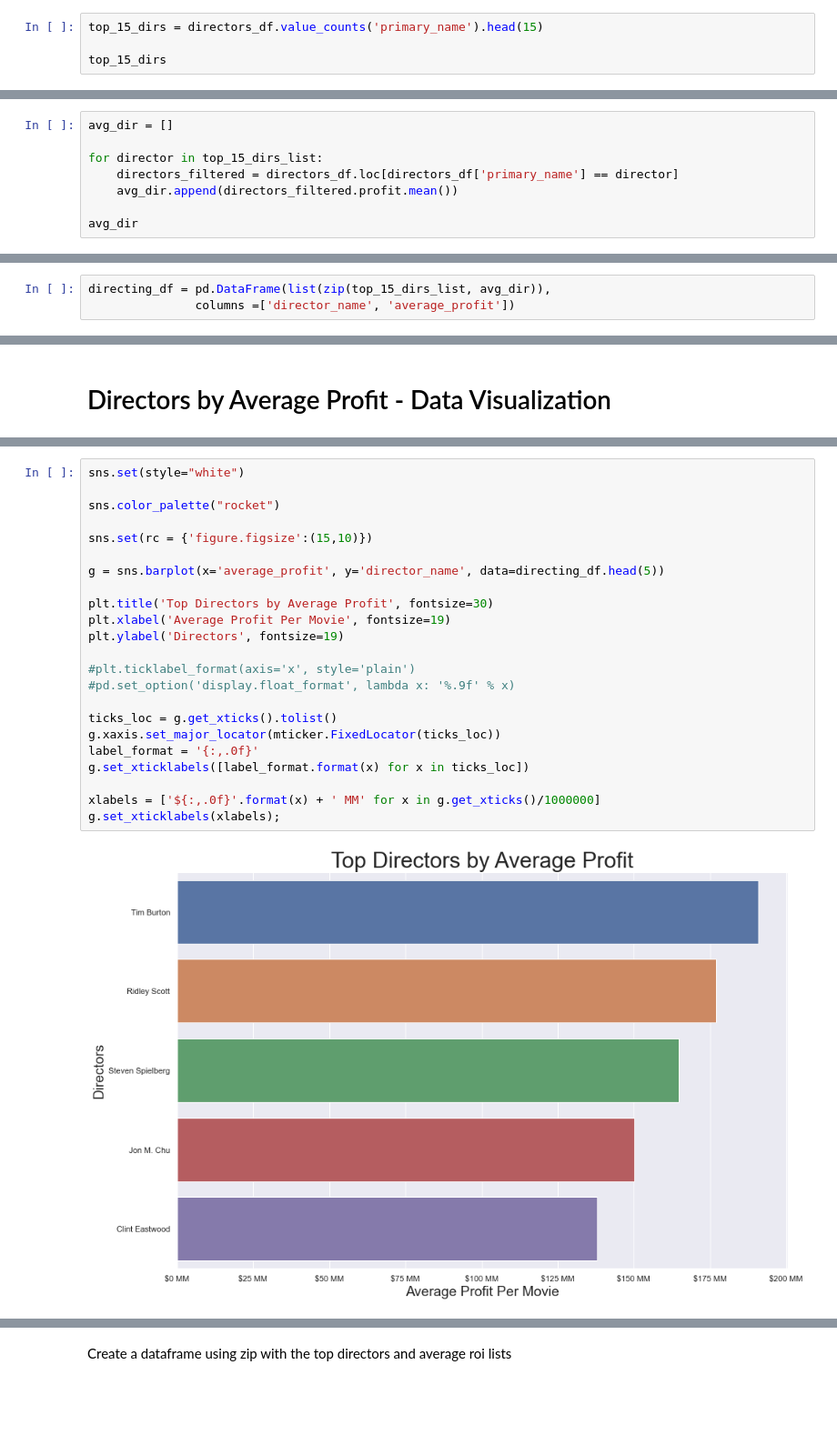
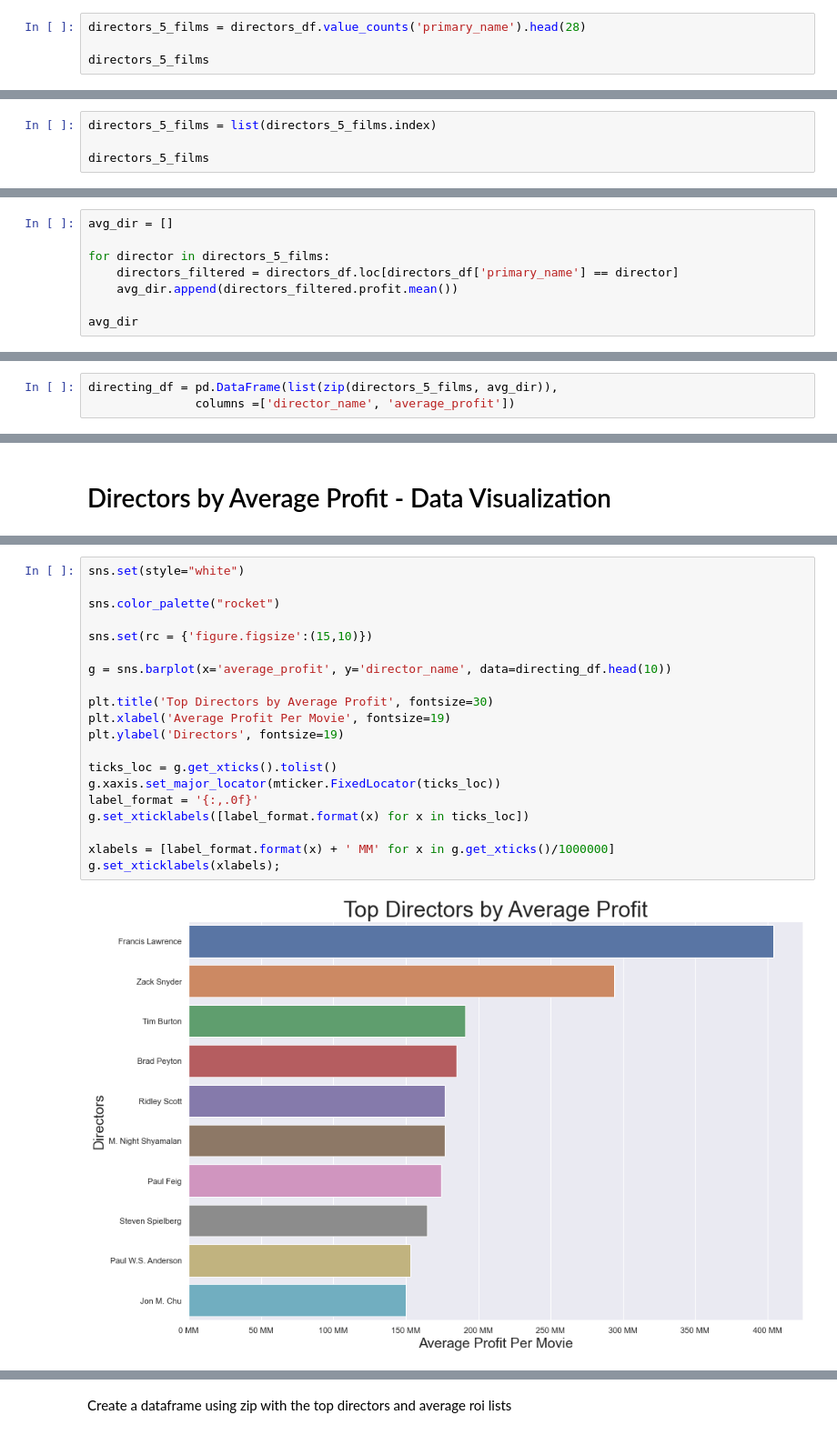
Before and after one commit to JordanMang/phase_1_id10t_team, a Jupyter notebook: working_jupyter_notebooks/am.ipynb, the cells around one changed output, grey strips where cells are left out. Shown at 91% size. Drawn from its saved outputs; the diff is of its cells as text; blank space fills up the shorter version.

Commit message:
alvaro notebook and primary final

```diff
--- a/working_jupyter_notebooks/am.ipynb
+++ b/working_jupyter_notebooks/am.ipynb
@@ -144,7 +223,7 @@ Count the values associated with the 15 most common directors that appear in the
 # %%
-top_15_dirs = directors_df.value_counts('primary_name').head(15)
+directors_5_films = directors_df.value_counts('primary_name').head(28)
 
-top_15_dirs
+directors_5_films
 # %% [output]
 primary_name
 Tim Story             9
@@ -187,0 +247,4 @@ top_15_dirs_list
+# %%
+directors_5_films = list(directors_5_films.index)
+
+directors_5_films
@@ -194,7 +271,7 @@ Then, append the average profit for each movie the director directed in to a new
 # %%
 avg_dir = []
 
-for director in top_15_dirs_list:
+for director in directors_5_films:
     directors_filtered = directors_df.loc[directors_df['primary_name'] == director]
     avg_dir.append(directors_filtered.profit.mean())
 
@@ -220,5 +299,5 @@ Create a dataframe using zip with the top 15 directors and average profit lists
 # %%
-directing_df = pd.DataFrame(list(zip(top_15_dirs_list, avg_dir)),
+directing_df = pd.DataFrame(list(zip(directors_5_films, avg_dir)),
                columns =['director_name', 'average_profit'])
 # %% [markdown]
 Sort the dataframe by 'average_profit'
@@ -233,26 +310,23 @@ Change x-axis units from scientific notation to easily readable numbers.
 # %%
 sns.set(style="white")
 
 sns.color_palette("rocket")
 
 sns.set(rc = {'figure.figsize':(15,10)})
 
-g = sns.barplot(x='average_profit', y='director_name', data=directing_df.head(5))
+g = sns.barplot(x='average_profit', y='director_name', data=directing_df.head(10))
 
 plt.title('Top Directors by Average Profit', fontsize=30)
 plt.xlabel('Average Profit Per Movie', fontsize=19)
 plt.ylabel('Directors', fontsize=19)
-
-#plt.ticklabel_format(axis='x', style='plain')
-#pd.set_option('display.float_format', lambda x: '%.9f' % x)
 
 ticks_loc = g.get_xticks().tolist()
 g.xaxis.set_major_locator(mticker.FixedLocator(ticks_loc))
 label_format = '{:,.0f}'
 g.set_xticklabels([label_format.format(x) for x in ticks_loc])
 
-xlabels = ['${:,.0f}'.format(x) + ' MM' for x in g.get_xticks()/1000000]
+xlabels = [label_format.format(x) + ' MM' for x in g.get_xticks()/1000000]
 g.set_xticklabels(xlabels);
 # %% [output]
-[figure, old version]
+[figure, new version]
 # %% [markdown]
```
Also changed, not shown: parts of 61 cells of this notebook, 1 other file.
